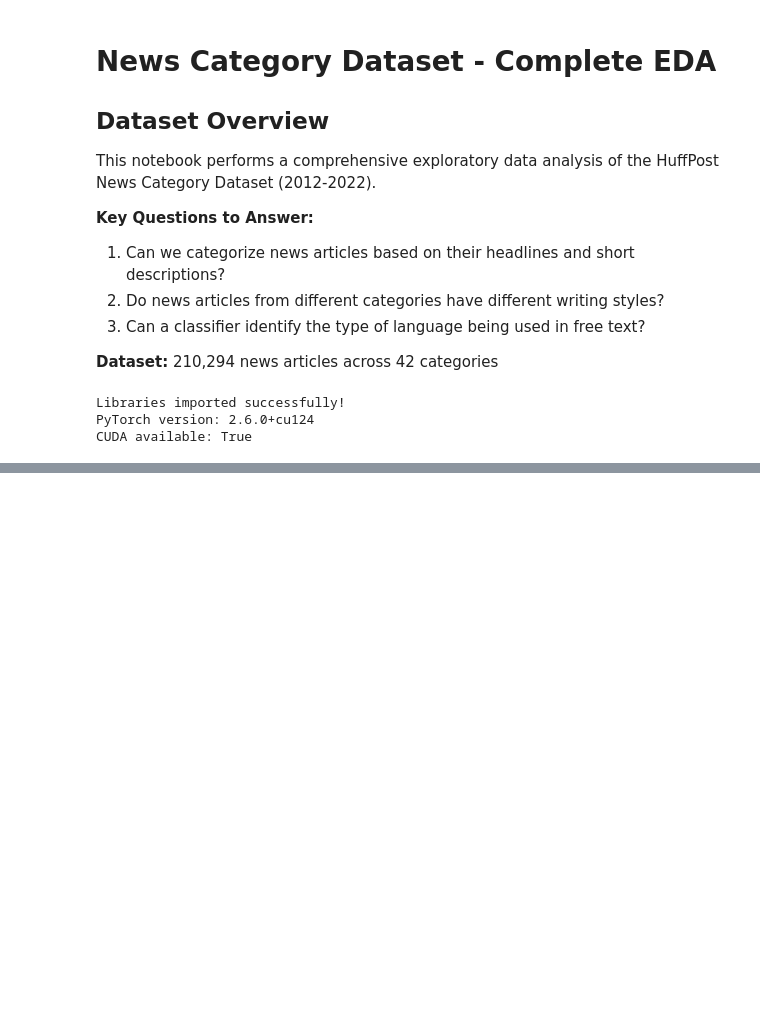
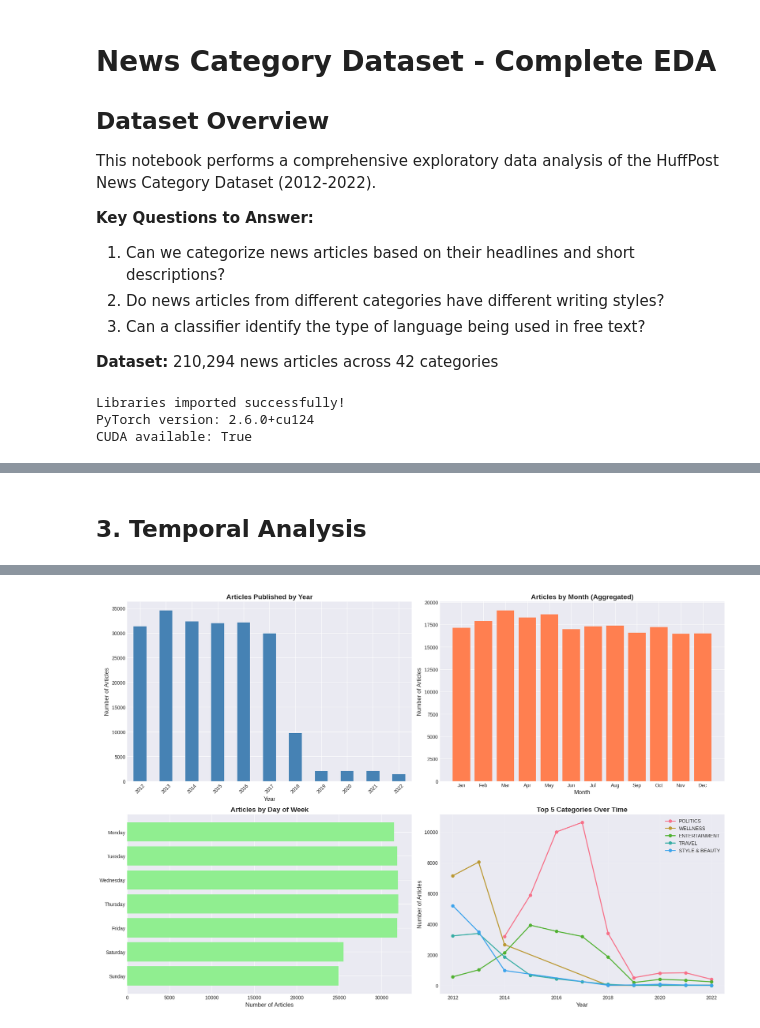
Before and after one commit to dustinober1/Kaggle-Notebooks, a Jupyter notebook: Notebooks/News Category Dataset.ipynb, the cells around one changed output, grey strips where cells are left out. Saved outputs shown, nothing was run; the diff lists cells and outputs as text; code cells hidden in the pictures; blank space fills up the shorter version.

```diff
--- a/Notebooks/News Category Dataset.ipynb
+++ b/Notebooks/News Category Dataset.ipynb
@@ -1583,0 +273,66 @@ Sample Record:
+# %% [markdown]
+## 3. Temporal Analysis
+# %%
+# Convert date to datetime
+df['date'] = pd.to_datetime(df['date'])
+df['year'] = df['date'].dt.year
+df['month'] = df['date'].dt.month
+df['day_of_week'] = df['date'].dt.day_name()
+
+# Temporal analysis
+print("="*80)
+print("TEMPORAL ANALYSIS")
+print("="*80)
+print(f"\nDate Range: {df['date'].min()} to {df['date'].max()}")
+print(f"Time Span: {(df['date'].max() - df['date'].min()).days} days")
+
+# Articles by year
+articles_by_year = df['year'].value_counts().sort_index()
+print(f"\nArticles by Year:")
+print(articles_by_year)
+
+# Create temporal visualizations
+fig, axes = plt.subplots(2, 2, figsize=(18, 12))
+
+# Articles over time (by year)
+articles_by_year.plot(kind='bar', ax=axes[0, 0], color='steelblue')
+axes[0, 0].set_title('Articles Published by Year', fontsize=14, fontweight='bold')
+axes[0, 0].set_xlabel('Year', fontsize=12)
+axes[0, 0].set_ylabel('Number of Articles', fontsize=12)
+axes[0, 0].tick_params(axis='x', rotation=45)
+
+# Articles by month (aggregated across all years)
+articles_by_month = df['month'].value_counts().sort_index()
+month_names = ['Jan', 'Feb', 'Mar', 'Apr', 'May', 'Jun', 'Jul', 'Aug', 'Sep', 'Oct', 'Nov', 'Dec']
+axes[0, 1].bar(range(1, 13), [articles_by_month.get(i, 0) for i in range(1, 13)], color='coral')
+axes[0, 1].set_xticks(range(1, 13))
+axes[0, 1].set_xticklabels(month_names)
+axes[0, 1].set_title('Articles by Month (Aggregated)', fontsize=14, fontweight='bold')
+axes[0, 1].set_xlabel('Month', fontsize=12)
+axes[0, 1].set_ylabel('Number of Articles', fontsize=12)
+
+# Articles by day of week
+day_order = ['Monday', 'Tuesday', 'Wednesday', 'Thursday', 'Friday', 'Saturday', 'Sunday']
+day_counts = df['day_of_week'].value_counts().reindex(day_order)
+axes[1, 0].barh(range(len(day_counts)), day_counts.values, color='lightgreen')
+axes[1, 0].set_yticks(range(len(day_counts)))
+axes[1, 0].set_yticklabels(day_counts.index)
+axes[1, 0].set_title('Articles by Day of Week', fontsize=14, fontweight='bold')
+axes[1, 0].set_xlabel('Number of Articles', fontsize=12)
+axes[1, 0].invert_yaxis()
+
+# Top categories over time
+top_5_cats = category_counts.head(5).index
+for cat in top_5_cats:
+    cat_data = df[df['category'] == cat].groupby('year').size()
+    axes[1, 1].plot(cat_data.index, cat_data.values, marker='o', label=cat, linewidth=2)
+
+axes[1, 1].set_title('Top 5 Categories Over Time', fontsize=14, fontweight='bold')
+axes[1, 1].set_xlabel('Year', fontsize=12)
+axes[1, 1].set_ylabel('Number of Articles', fontsize=12)
+axes[1, 1].legend(fontsize=10)
+axes[1, 1].grid(True, alpha=0.3)
+
+plt.tight_layout()
+plt.show()
+# %% [output]
@@ -1583,0 +356 @@ Sample Record:
+[figure, added]
```
Also changed, not shown: parts of 79 cells of this notebook, 2 other files.
